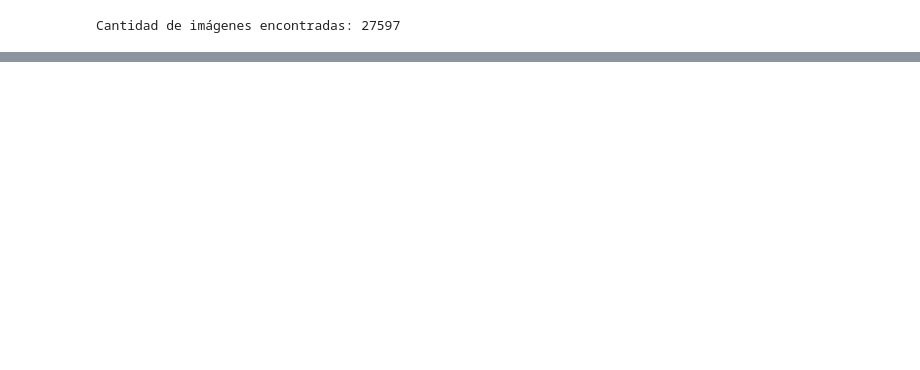
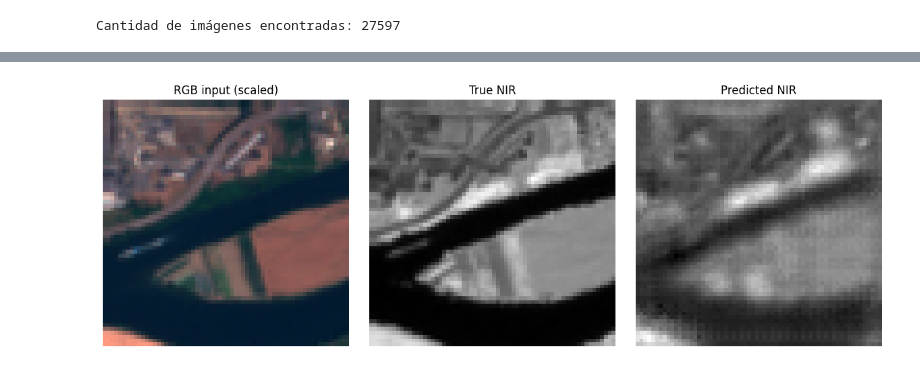
Before and after one commit to LCaravaggio/FelicidadDesigualdad, a Jupyter notebook: RGB_to_NIR.ipynb, the cells around one changed output, grey strips where cells are left out. Drawn from its saved outputs; the diff is of its cells as text; code cells hidden in the pictures; blank space fills up the shorter version.

```diff
--- a/RGB_to_NIR.ipynb
+++ b/RGB_to_NIR.ipynb
@@ -247,0 +289,8 @@ class RGBNIRDataset(Dataset):
+# %%
+dataset = RGBNIRDataset("/kaggle/input/eurosat-dataset/EuroSATallBands")
+print(f"Total de imágenes encontradas: {len(dataset)}")
+
+# Verificar una muestra
+rgb, nir = dataset[0]
+print("RGB shape:", rgb.shape)
+print("NIR shape:", nir.shape)
@@ -297,20 +374,39 @@ def train(model, dataloader, epochs=20):
 # %%
 import matplotlib.pyplot as plt
 
 def show_example(model, dataset, idx=0):
     model.eval()
     rgb, nir = dataset[idx]
-    rgb = rgb.to(device)
+
+    # Asegurarse de que los tensores sean tipo float
+    rgb = rgb.float()
+    nir = nir.float()
+
+    # Normalización local del RGB para visualización
+    rgb_vis = (rgb - rgb.min()) / (rgb.max() - rgb.min() + 1e-5)
+    nir_vis = nir / nir.max() if nir.max() > 0 else nir
+
+    device = torch.device("cuda" if torch.cuda.is_available() else "cpu")
     with torch.no_grad():
-        pred = model(rgb.unsqueeze(0)).cpu()
+        input_tensor = rgb.unsqueeze(0).to(device)
+        pred = model(input_tensor)
+        pred_vis = pred.squeeze(0).cpu().clamp(0, 1)
 
+    # Mostrar resultados
     fig, axs = plt.subplots(1, 3, figsize=(12, 4))
-    axs[0].imshow(rgb.permute(1, 2, 0).cpu())
-    axs[0].set_title("RGB input")
-    axs[1].imshow(nir.squeeze(0), cmap="gray")
+    axs[0].imshow(rgb_vis.permute(1, 2, 0).cpu().numpy())
+    axs[0].set_title("RGB input (scaled)")
+    axs[1].imshow(nir_vis.squeeze(0).cpu().numpy(), cmap="gray")
     axs[1].set_title("True NIR")
-    axs[2].imshow(pred.squeeze(0).squeeze(0), cmap="gray")
+    axs[2].imshow(pred_vis.squeeze().numpy(), cmap="gray")
     axs[2].set_title("Predicted NIR")
+
     for ax in axs:
         ax.axis("off")
+    plt.tight_layout()
     plt.show()
+
+# Visualización
+show_example(model, dataset, idx=8000)  # o cualquier otro índice
+# %% [output]
+[figure, added]
```
Also changed, not shown: parts of 6 cells of this notebook.
